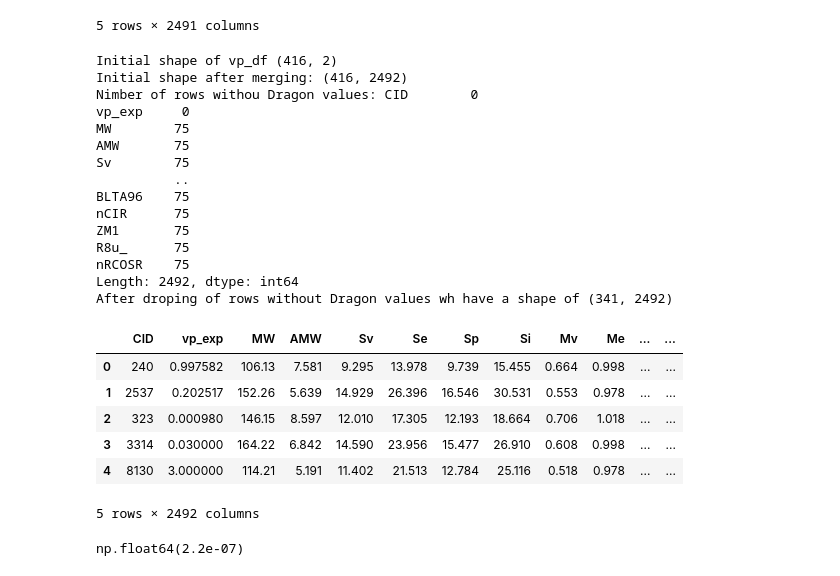
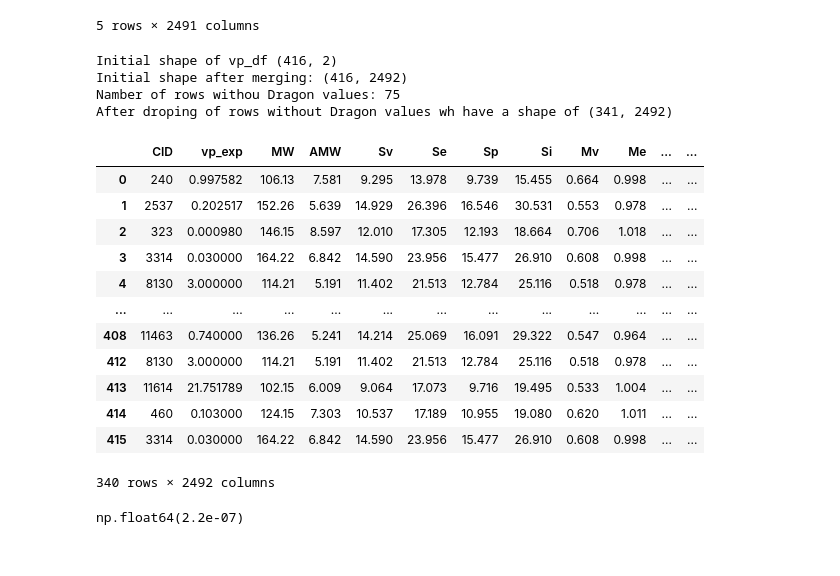
Before and after one commit to kiriyevskykiril/ai-program-2026, a Jupyter notebook: project_1/vp_regression.ipynb, the cells around one changed output. Saved outputs shown, nothing was run; the diff lists cells and outputs as text; code cells hidden in the pictures.

```diff
--- a/project_1/vp_regression.ipynb
+++ b/project_1/vp_regression.ipynb
@@ -70,47 +79,42 @@ dragon_df.head()
 # Now, let's proceed with regression  models  attempts to predict the vapor pressure
 
 # merging with dragon df
 
 print(f"Initial shape of vp_df {vp_df.shape}")
 
 vp_dragon_df = pd.merge(
     vp_df,
     dragon_df,
     how='left',
     on='CID',
 )
 
 print(f"Initial shape after merging: {vp_dragon_df.shape}")
-print(f'Nimber of rows withou Dragon values: {vp_dragon_df.isna().sum()}')
+print(f'Namber of rows withou Dragon values: {vp_dragon_df.isna().any(axis=1).sum()}')
 
 # removing of rows without values
 vp_dragon_df = vp_dragon_df.dropna()
 print(f'After droping of rows without Dragon values wh have a shape of {vp_dragon_df.shape}')
 
 # I need to delete rows where vp_exp <= 0
-vp_dragon_df = vp_dragon_df.loc[vp_dragon_df['vp_exp'] > 0.0]
-vp_dragon_df.head()
+vp_dragon_df = vp_dragon_df[vp_dragon_df['vp_exp'] > 0.0]
+vp_dragon_df
 # %% [output]
 Initial shape of vp_df (416, 2)
 Initial shape after merging: (416, 2492)
-Nimber of rows withou Dragon values: CID        0
-vp_exp     0
-MW        75
-AMW       75
-Sv        75
-          ..
-BLTA96    75
-nCIR      75
-ZM1       75
-R8u_      75
-nRCOSR    75
-Length: 2492, dtype: int64
+Namber of rows withou Dragon values: 75
 After droping of rows without Dragon values wh have a shape of (341, 2492)
 |  | CID | vp_exp | MW | AMW | Sv | Se | Sp | Si | Mv | Me | ... | ... |
 | 0 | 240 | 0.997582 | 106.13 | 7.581 | 9.295 | 13.978 | 9.739 | 15.455 | 0.664 | 0.998 | ... | ... |
 | 1 | 2537 | 0.202517 | 152.26 | 5.639 | 14.929 | 26.396 | 16.546 | 30.531 | 0.553 | 0.978 | ... | ... |
 | 2 | 323 | 0.000980 | 146.15 | 8.597 | 12.010 | 17.305 | 12.193 | 18.664 | 0.706 | 1.018 | ... | ... |
 | 3 | 3314 | 0.030000 | 164.22 | 6.842 | 14.590 | 23.956 | 15.477 | 26.910 | 0.608 | 0.998 | ... | ... |
 | 4 | 8130 | 3.000000 | 114.21 | 5.191 | 11.402 | 21.513 | 12.784 | 25.116 | 0.518 | 0.978 | ... | ... |
+| ... | ... | ... | ... | ... | ... | ... | ... | ... | ... | ... | ... | ... |
+| 408 | 11463 | 0.740000 | 136.26 | 5.241 | 14.214 | 25.069 | 16.091 | 29.322 | 0.547 | 0.964 | ... | ... |
+| 412 | 8130 | 3.000000 | 114.21 | 5.191 | 11.402 | 21.513 | 12.784 | 25.116 | 0.518 | 0.978 | ... | ... |
+| 413 | 11614 | 21.751789 | 102.15 | 6.009 | 9.064 | 17.073 | 9.716 | 19.495 | 0.533 | 1.004 | ... | ... |
+| 414 | 460 | 0.103000 | 124.15 | 7.303 | 10.537 | 17.189 | 10.955 | 19.080 | 0.620 | 1.011 | ... | ... |
+| 415 | 3314 | 0.030000 | 164.22 | 6.842 | 14.590 | 23.956 | 15.477 | 26.910 | 0.608 | 0.998 | ... | ... |
-5 rows × 2492 columns
+340 rows × 2492 columns
 # %%
```
Also changed, not shown: parts of 12 cells of this notebook, 16 other files.
